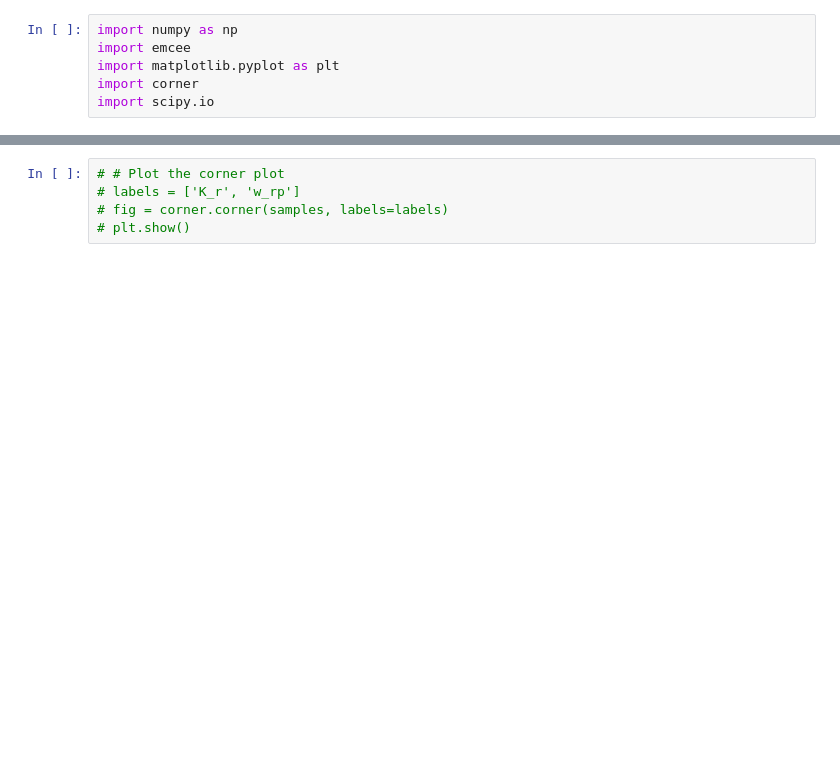
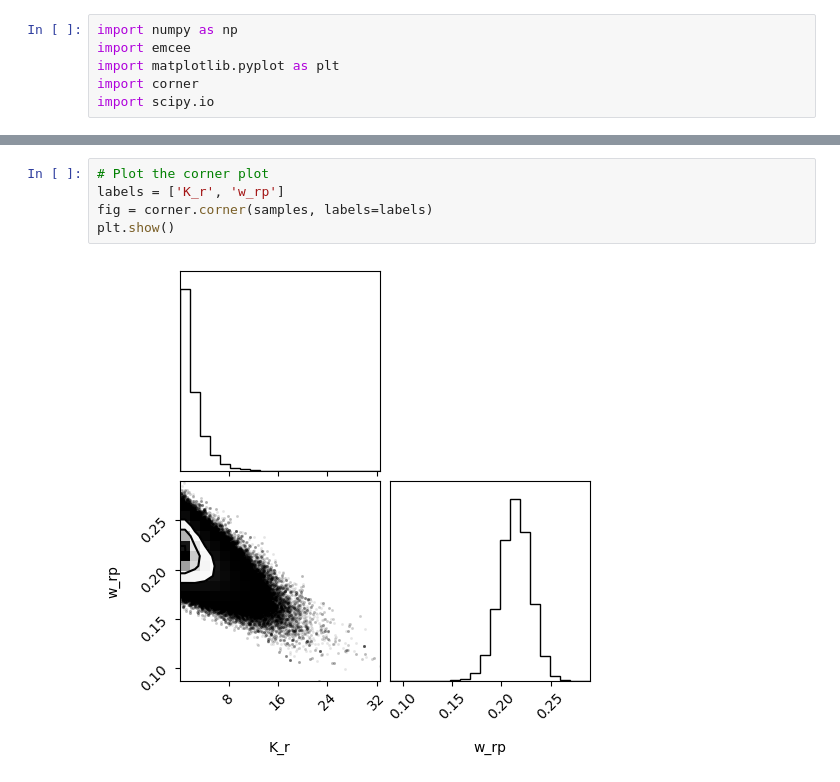
Before and after one commit to yangjun9095/OpposingGradients_Analysis, a Jupyter notebook: PythonMCMC_OppGrad/MCMC_1BS.ipynb, the cells around one changed output, grey strips where cells are left out. Saved outputs shown, nothing was run; the diff lists cells and outputs as text; blank space fills up the shorter version.

```diff
--- a/PythonMCMC_OppGrad/MCMC_1BS.ipynb
+++ b/PythonMCMC_OppGrad/MCMC_1BS.ipynb
@@ -204,5 +223,7 @@ R = 312.888786393011,  p = 0.13700862048823947,  K_b = 91.7810108952854,  w_bp =
 # %%
-# # Plot the corner plot
-# labels = ['K_r', 'w_rp']
-# fig = corner.corner(samples, labels=labels)
-# plt.show()
+# Plot the corner plot
+labels = ['K_r', 'w_rp']
+fig = corner.corner(samples, labels=labels)
+plt.show()
+# %% [output]
+[figure, added]
```
Also changed, not shown: parts of 7 cells of this notebook, 1 other file.
